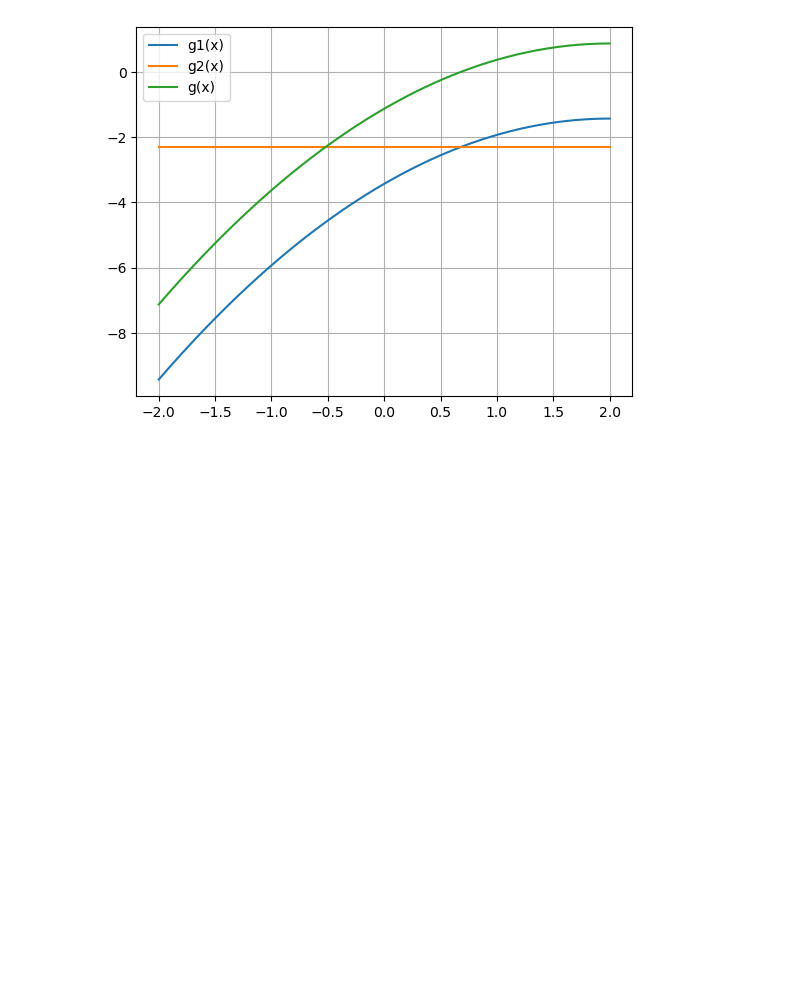
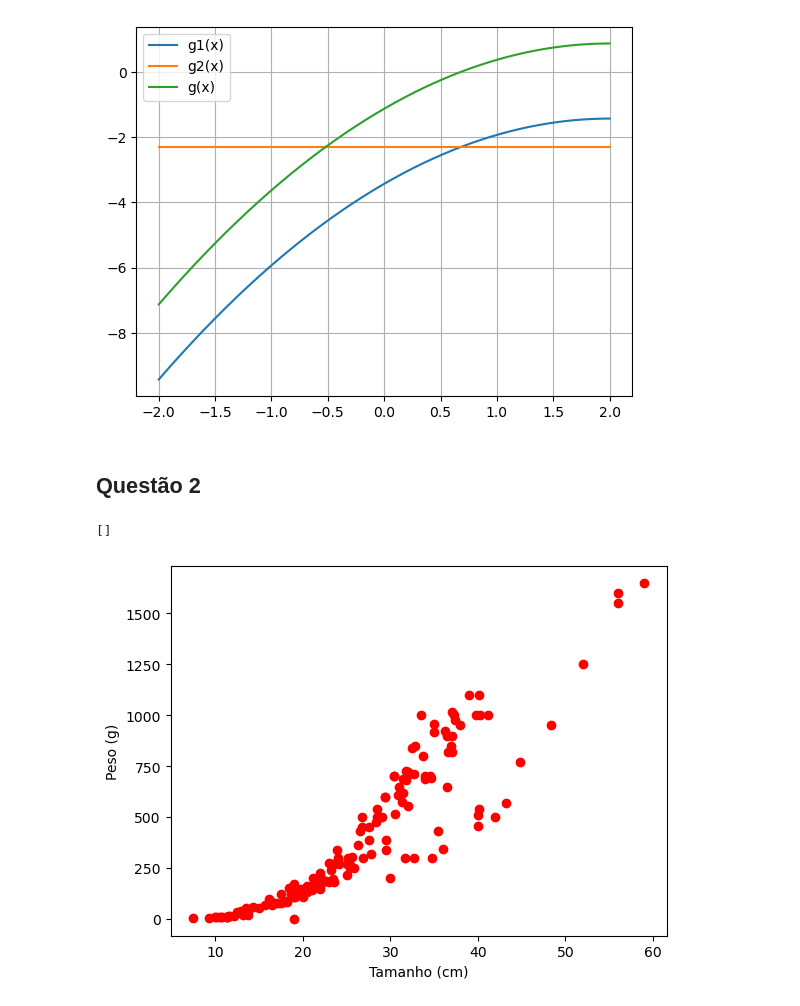
Before and after one commit to HenriqueTogo/machine-learning, a Jupyter notebook: Lista02/lista_02_231111280.ipynb, the cells around one changed output. Saved outputs shown, nothing was run; the diff lists cells and outputs as text; code cells hidden in the pictures; blank space fills up the shorter version.

Commit message:
Plot do dataset

```diff
--- a/Lista02/lista_02_231111280.ipynb
+++ b/Lista02/lista_02_231111280.ipynb
@@ -45,3 +45,18 @@ plt.grid('on')
 plt.show()
 # %% [output]
 [figure]
+# %% [markdown]
+## Questão 2
+# %%
+data = np.loadtxt('Fish.csv', delimiter=',', dtype=str)
+weight, size = data[1:, 1], data[1:, 2]
+weight = np.float64(weight)
+size = np.float64(size)
+
+plt.plot(size, weight, 'ro')
+plt.xlabel('Tamanho (cm)')
+plt.ylabel('Peso (g)')
+plt.plot()
+# %% [output]
+[]
+[figure, added]
```
